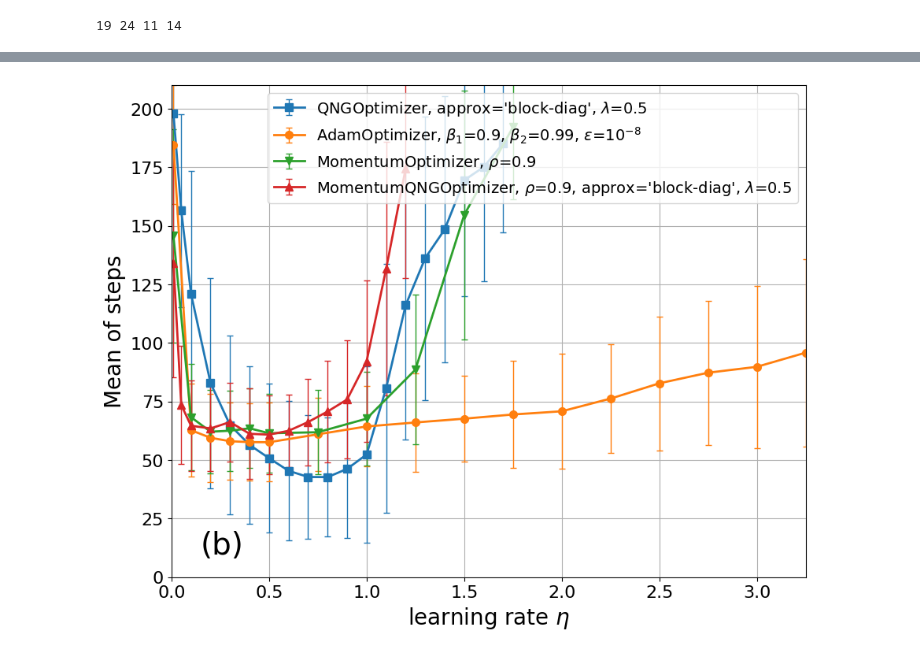
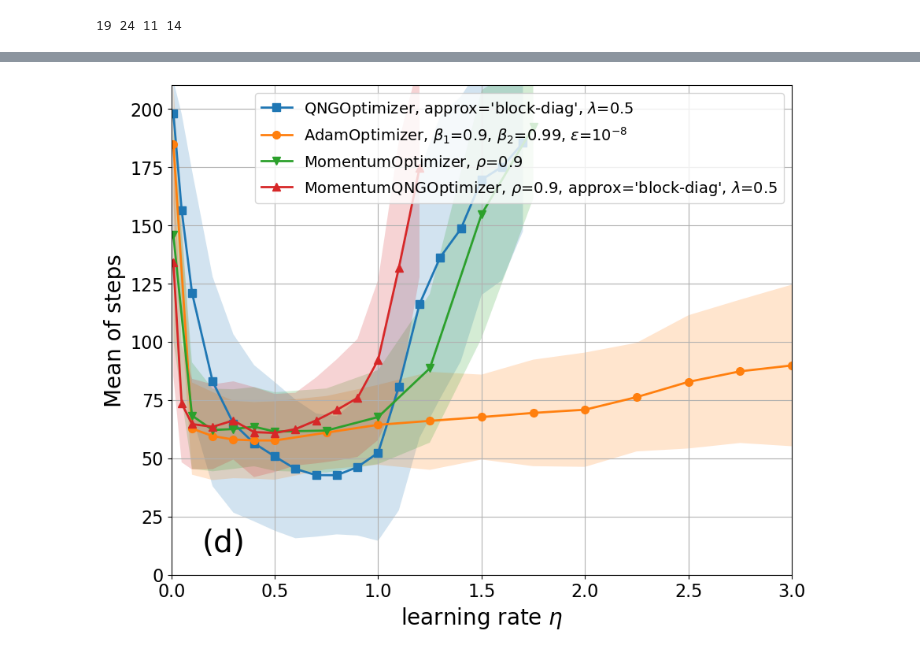
Before and after one commit to borbysh/Momentum-QNG, a Jupyter notebook: PortfolioOptimization/portfolio6/graphs/portfolio6_graphs.ipynb, the cells around one changed output, grey strips where cells are left out. Drawn from its saved outputs; the diff is of its cells as text; code cells hidden in the pictures.

```diff
--- a/PortfolioOptimization/portfolio6/graphs/portfolio6_graphs.ipynb
+++ b/PortfolioOptimization/portfolio6/graphs/portfolio6_graphs.ipynb
@@ -136,7 +136,7 @@ mpl.rcParams['font.size'] = 18
 prefix_name =  "portfolio_6_" #ipynbname.name() + "_" + str(date.today()) + "_"
 
 cmap = mpl.colormaps['tab20b']
-colors = cmap(np.linspace(0, 1, 50))
+colors = cmap(np.linspace(0, 1, 100))
 
 for i,session in enumerate(sessions):
     fig = plt.figure(figsize=(9, 7), layout="compressed")
@@ -154,7 +154,7 @@ for i,session in enumerate(sessions):
     fig.suptitle(title)
 
     axs.grid(True)
-    axs.legend(fontsize=10,ncol=2)
+    axs.legend(fontsize=6,ncol=2)
     axs.set_xlabel("delta energy")
     axs.set_ylabel("Probability of occurrence")
     axs.label_outer()
@@ -172,7 +172,7 @@ for i,session in enumerate(sessions):
 import matplotlib as mpl
 
 cmap = mpl.colormaps['tab20b']
-colors = cmap(np.linspace(0, 1, 50))
+colors = cmap(np.linspace(0, 1, 100))
 
 for i,session in enumerate(sessions):
     fig = plt.figure(figsize=(9, 7), layout="compressed")
@@ -191,7 +191,7 @@ for i,session in enumerate(sessions):
     fig.suptitle(title)
 
     axs.grid(True)
-    axs.legend(fontsize=10,ncol=2)
+    axs.legend(fontsize=6,ncol=2)
     axs.set_xlabel("steps")
     axs.set_ylabel("Probability of occurrence")
     axs.label_outer()
@@ -312,11 +349,14 @@ cmap = mpl.colormaps['tab20b']
 colors = cmap(np.linspace(0, 1, 50))
 fig = plt.figure(figsize=(9, 7), layout="compressed")
 axs = fig.subplots(1, 1, sharex=True, sharey=True)
-axs.text(0.15,0.02,"(a)",fontsize=28)
-format_plot = ["s-","o-","v-","^-"]
+axs.text(0.15,0.02,"(c)",fontsize=28)
+#format_plot = ["s-","o-","v-","^-"]
+format_plot = ["s","o","v","^"]
 for i,session in enumerate(sessions):
     ave_session = []
     stdev_session = []
+    ave_plus_stdev_session = []
+    ave_minus_stdev_session = []
     for j,stepsize in enumerate(session["stepsizes"]):
         delta = []
         for k in range(len(sessions_delta_energy[i][j])):
@@ -327,17 +367,23 @@ for i,session in enumerate(sessions):
         if(stdev_val == 'NaN'):
             stdev_val = 0
         stdev_session.append(stdev_val)
+        ave_minus_stdev_session.append(ave_val - stdev_val)
+        ave_plus_stdev_session.append(ave_val + stdev_val)
+
     label = session["optimizer"]
     if(len(session["params_name"]) > 0):
         label += ", " + session["params_name"]
-    axs.errorbar(session["stepsizes"],ave_session,yerr=stdev_session,elinewidth=1,label=label,capsize=3,fmt=format_plot[i],ms=7,lw=2)
+    #axs.errorbar(session["stepsizes"],ave_session,yerr=stdev_session,elinewidth=1,label=label,capsize=3,fmt=format_plot[i],ms=7,lw=2)
+    axs.plot(session["stepsizes"],ave_session,label=label,marker=format_plot[i],ms=7,lw=2)
+    axs.fill_between(session["stepsizes"], ave_minus_stdev_session, ave_plus_stdev_session, alpha=0.2)
 
     axs.grid(True)
     axs.legend(fontsize=14)
     axs.set_xlabel(f"learning rate $\eta$",fontsize=20)
     axs.set_ylabel("Mean of delta energy",fontsize=20)
     #axs.label_outer()
-    axs.set_xlim(0.0, 3.25)
+    #axs.set_xscale('log')
+    axs.set_xlim(0.0, 3.)
     axs.set_ylim(0.0, 0.35)
 plt.show()
 fig.savefig(prefix_name+"ave_delta_energy.png",format='png',dpi=300)
@@ -355,36 +401,42 @@ cmap = mpl.colormaps['tab20b']
 colors = cmap(np.linspace(0, 1, 50))
 fig = plt.figure(figsize=(9, 7), layout="compressed")
 axs = fig.subplots(1, 1, sharex=True, sharey=True)
-axs.text(0.15,10.0,"(b)",fontsize=28)
-format_plot = ["s-","o-","v-","^-"]
+axs.text(0.15,10.0,"(d)",fontsize=28)
+format_plot = ["s","o","v","^"]
 for i,session in enumerate(sessions):
     ave_session = []
     stdev_session = []
+    ave_plus_stdev_session = []
+    ave_minus_stdev_session = []
     for j,stepsize in enumerate(session["stepsizes"]):
         arr_steps = []
         for k in range(len(sessions_steps[i][j])):
             arr_steps.append(float(sessions_steps[i][j][k]))
         ave_val = statistics.mean(arr_steps)
         stdev_val = statistics.stdev(arr_steps)
         ave_session.append(ave_val)
         if(stdev_val == 'NaN'):
             stdev_val = 0
         stdev_session.append(stdev_val)
+        ave_minus_stdev_session.append(ave_val - stdev_val)
+        ave_plus_stdev_session.append(ave_val + stdev_val)
     label = session["optimizer"]
     if(len(session["params_name"]) > 0):
         label += ", " + session["params_name"]
-    axs.errorbar(session["stepsizes"],ave_session,yerr=stdev_session,elinewidth=1,label=label,capsize=3,fmt=format_plot[i],ms=7,lw=2)
+    #axs.errorbar(session["stepsizes"],ave_session,yerr=stdev_session,elinewidth=1,label=label,capsize=3,fmt=format_plot[i],ms=7,lw=2)
+    axs.plot(session["stepsizes"],ave_session,label=label,marker=format_plot[i],ms=7,lw=2)
+    axs.fill_between(session["stepsizes"], ave_minus_stdev_session, ave_plus_stdev_session, alpha=0.2)
 
     axs.grid(True)
     axs.legend(fontsize=14)
     axs.set_xlabel(f"learning rate $\eta$",fontsize=20)
     axs.set_ylabel("Mean of steps",fontsize=20)
     #axs.label_outer()
-    axs.set_xlim(0.0, 3.25)
+    axs.set_xlim(0.0, 3.)
     axs.set_ylim(0.0, 210)
 plt.show()
 fig.savefig(prefix_name+"ave_steps.png",format='png',dpi=300)
 fig.savefig(prefix_name+"ave_steps.pdf",format='pdf',dpi=300)
 #fig.savefig(prefix_name+"_ave_steps.eps",format='eps',dpi=300)
 # %% [output]
-[figure, old version]
+[figure, new version]
```
Also changed, not shown: parts of 5 cells of this notebook, 6 other files.
